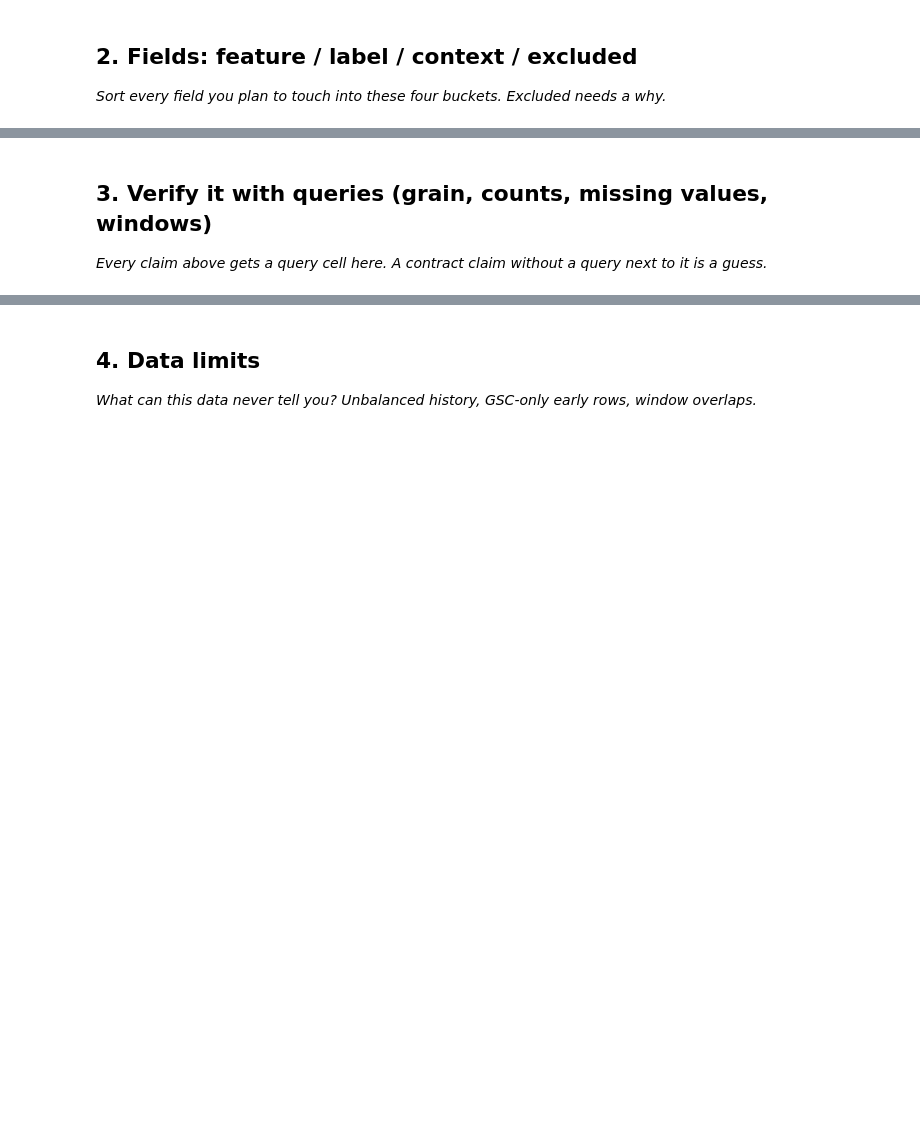
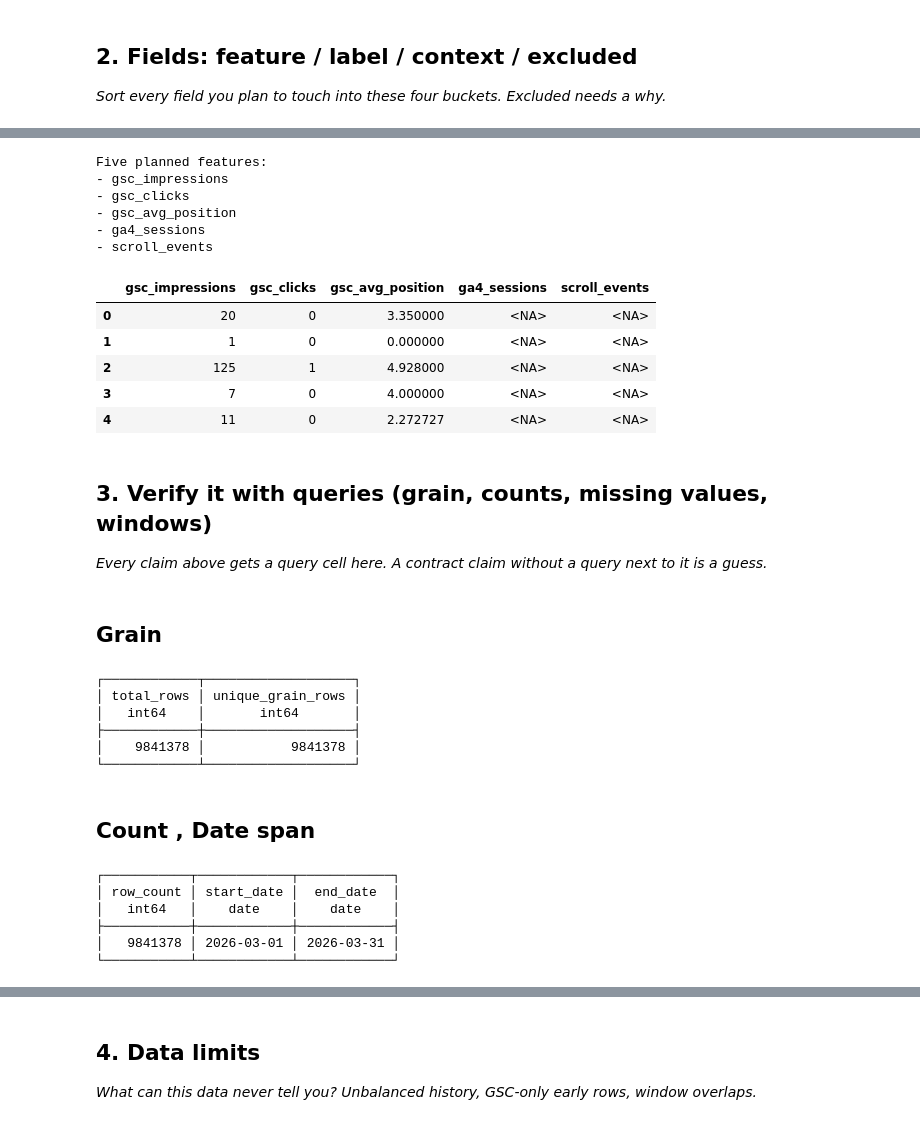
Before and after one commit to abdul-ITexpert/flyrank-internship-week1, a Jupyter notebook: work/notebooks/w03_data_contract.ipynb, the cells around one changed output, grey strips where cells are left out. Saved outputs shown, nothing was run; the diff lists cells and outputs as text; code cells hidden in the pictures; blank space fills up the shorter version.

```diff
--- a/work/notebooks/w03_data_contract.ipynb
+++ b/work/notebooks/w03_data_contract.ipynb
@@ -20,10 +96,81 @@ This skeleton is yours to fill. Work the sections **in order** — each one has
 # %%
 # This cell is for CODE (numbers, a query, a check).
 # Write your text answer in the cell ABOVE this one — typing sentences here breaks Run All.
+
+features = [
+    "gsc_impressions",
+    "gsc_clicks",
+    "gsc_avg_position",
+    "ga4_sessions",
+    "scroll_events"
+]
+
+print("Five planned features:")
+for feature in features:
+    print("-", feature)
+# %% [output]
+Five planned features:
+- gsc_impressions
+- gsc_clicks
+- gsc_avg_position
+- ga4_sessions
+- scroll_events
+# %%
+df[['gsc_impressions' , 'gsc_clicks' , 'gsc_avg_position' , 'ga4_sessions' , 'scroll_events']]
+# %% [output]
+|  | gsc_impressions | gsc_clicks | gsc_avg_position | ga4_sessions | scroll_events |
+| 0 | 20 | 0 | 3.350000 | <NA> | <NA> |
+| 1 | 1 | 0 | 0.000000 | <NA> | <NA> |
+| 2 | 125 | 1 | 4.928000 | <NA> | <NA> |
+| 3 | 7 | 0 | 4.000000 | <NA> | <NA> |
+| 4 | 11 | 0 | 2.272727 | <NA> | <NA> |
 # %% [markdown]
 ## 3. Verify it with queries (grain, counts, missing values, windows)
 
 *Every claim above gets a query cell here. A contract claim without a query next to it is a guess.*
+# %% [markdown]
+## Grain
 # %%
 # This cell is for CODE (numbers, a query, a check).
 # Write your text answer in the cell ABOVE this one — typing sentences here breaks Run All.
+
+query1 = """
+SELECT
+    COUNT(*) AS total_rows,
+    COUNT(DISTINCT report_date || '-' || client_hash_id || '-' || content_hash_id) AS unique_grain_rows
+FROM read_parquet(
+    'hf://datasets/FlyRank/internship-warehouse/fact_content_daily_performance/**/*.parquet'
+)
+WHERE month = '2026-03'
+"""
+
+con.sql(query1)
+# %% [output]
+┌────────────┬───────────────────┐
+│ total_rows │ unique_grain_rows │
+│   int64    │       int64       │
+├────────────┼───────────────────┤
+│    9841378 │           9841378 │
+└────────────┴───────────────────┘
+# %% [markdown]
+## Count , Date span
+# %%
+query2 = """
+SELECT
+    COUNT(*) AS row_count,
+    MIN(report_date) AS start_date,
+    MAX(report_date) AS end_date
+FROM read_parquet(
+    'hf://datasets/FlyRank/internship-warehouse/fact_content_daily_performance/**/*.parquet'
+)
+WHERE month = '2026-03'
+"""
+
+con.sql(query2)
+# %% [output]
+┌───────────┬────────────┬────────────┐
+│ row_count │ start_date │  end_date  │
+│   int64   │    date    │    date    │
+├───────────┼────────────┼────────────┤
+│   9841378 │ 2026-03-01 │ 2026-03-31 │
+└───────────┴────────────┴────────────┘
```
Also changed, not shown: parts of 8 cells of this notebook.
